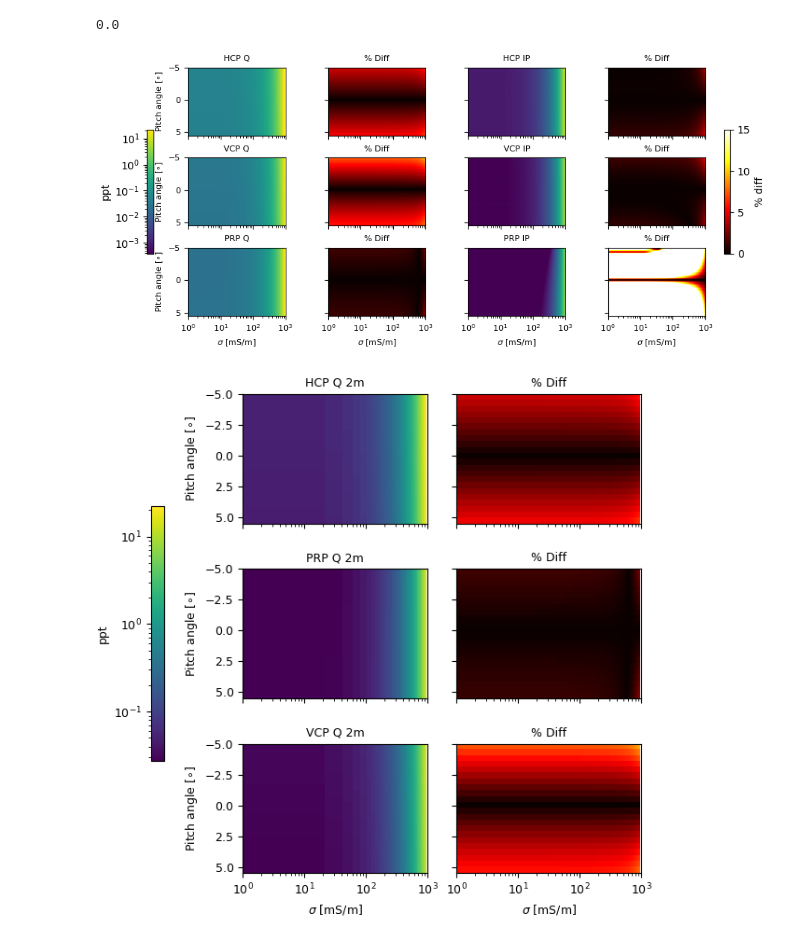
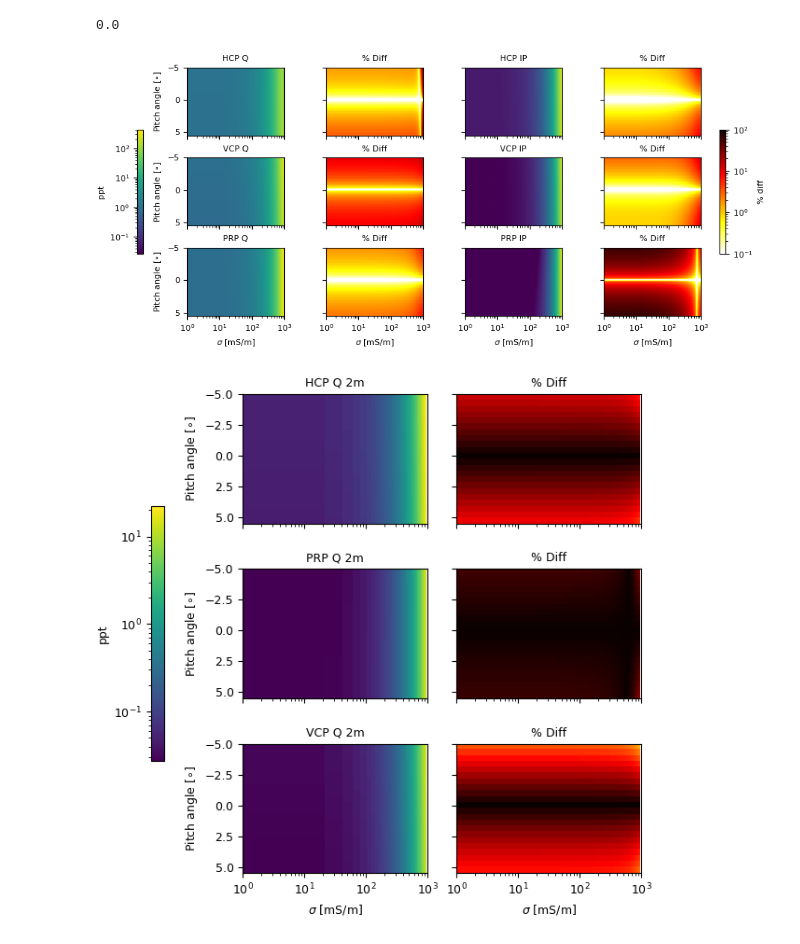
Before and after one commit to mariacarrizo/FDEM_LCI_PWI, a Jupyter notebook: Tilt/Tilt.ipynb, the cells around one changed output. Cells and saved outputs as stored; diff of their text form; code cells hidden in the pictures.

```diff
--- a/Tilt.ipynb
+++ b/Tilt/Tilt.ipynb
@@ -608,7 +608,7 @@ src_y = 0
 src_z = 1
 rec_y = 0
 
-offset =  2
+offset =  8
 
 alphas_deg = np.arange(-5, 6, 0.5)
 alphas = np.deg2rad(alphas_deg)
@@ -689,10 +689,10 @@ alphas_deg[idx_min]
 fig, ax = plt.subplots(3,4, sharex=True, sharey=True, figsize=(9,4), layout='constrained')
 
 fs=8
-vmax = 15
+vmax = 100
 aspect = 0.2
 sh = 0.5
-cmap = 'hot'
+cmap = 'hot_r'
 extent = [sigmas[0]*1000, sigmas[-1]*1000, alphas_deg[-1], alphas_deg[0]]
 
 c1 = ax[0,0].imshow(HCP_op.T*1000, aspect=aspect, vmin=np.min(VCP_ip*1000), vmax=np.max(PRP_op*1000), extent=extent, norm='log')
@@ -704,9 +704,9 @@ c3 = ax[2,0].imshow(PRP_op.T*1000, aspect=aspect, vmin=np.min(VCP_ip*1000), vmax
 #fig.colorbar(c2, ax=ax[1,0], shrink=sh, label='ppt')
 #fig.colorbar(c3, ax=ax[2,0], shrink=sh, label='ppt')
 
-c1 = ax[0,1].imshow(diff_HCP_op.T, aspect=aspect, vmin = 0, vmax=vmax, cmap=cmap, extent=extent)
-c2 = ax[1,1].imshow(diff_VCP_op.T, aspect=aspect, vmin = 0, vmax=vmax, cmap=cmap, extent=extent)
-c3 = ax[2,1].imshow(diff_PRP_op.T, aspect=aspect, vmin = 0, vmax=vmax, cmap=cmap, extent=extent)
+c1 = ax[0,1].imshow(diff_HCP_op.T, aspect=aspect, vmin = .1, vmax=vmax, cmap=cmap, extent=extent, norm='log')
+c2 = ax[1,1].imshow(diff_VCP_op.T, aspect=aspect, vmin = .1, vmax=vmax, cmap=cmap, extent=extent, norm='log')
+c3 = ax[2,1].imshow(diff_PRP_op.T, aspect=aspect, vmin = .1, vmax=vmax, cmap=cmap, extent=extent, norm='log')
 
 #fig.colorbar(c1, ax=ax[0,1], shrink=sh, label ='% diff')
 #fig.colorbar(c2, ax=ax[1,1], shrink=sh,label ='% diff')
@@ -716,15 +716,19 @@ c1 = ax[0,2].imshow(HCP_ip.T*1000, aspect=aspect, vmin=np.min(VCP_ip*1000), vmax
 c2 = ax[1,2].imshow(VCP_ip.T*1000, aspect=aspect, vmin=np.min(VCP_ip*1000), vmax=np.max(PRP_op*1000), extent=extent, norm='log')
 c3 = ax[2,2].imshow(PRP_ip.T*1000, aspect=aspect, vmin=np.min(VCP_ip*1000), vmax=np.max(PRP_op*1000), extent=extent, norm='log')
 
-fig.colorbar(c1, ax=ax, shrink=sh, label='ppt', location='left', pad=0.0,)
+cb1 = fig.colorbar(c1, ax=ax, shrink=sh, label='ppt', location='left', pad=0.02,)
+cb1.set_label(label ='ppt', fontsize=fs)
+cb1.ax.tick_params(labelsize=fs)
 #fig.colorbar(c2, ax=ax[1,2], shrink=sh, label='ppt')
 #fig.colorbar(c3, ax=ax[2,2], shrink=sh, label='ppt')
 
-c1 = ax[0,3].imshow(diff_HCP_ip.T, aspect=aspect, vmin=0, vmax=vmax, cmap=cmap, extent=extent)
-c2 = ax[1,3].imshow(diff_VCP_ip.T, aspect=aspect, vmin=0, vmax=vmax, cmap=cmap, extent=extent)
-c3 = ax[2,3].imshow(diff_PRP_ip.T, aspect=aspect, vmin=0, vmax=vmax, cmap=cmap, extent=extent)
+c1 = ax[0,3].imshow(diff_HCP_ip.T, aspect=aspect, vmin=0.1, vmax=vmax, cmap=cmap, extent=extent, norm='log')
+c2 = ax[1,3].imshow(diff_VCP_ip.T, aspect=aspect, vmin=0.1, vmax=vmax, cmap=cmap, extent=extent, norm='log')
+c3 = ax[2,3].imshow(diff_PRP_ip.T, aspect=aspect, vmin=0.1, vmax=vmax, cmap=cmap, extent=extent, norm='log')
 
-fig.colorbar(c1, ax=ax, shrink=sh, label ='% diff', location='right', pad=0.02, )
+cb2 = fig.colorbar(c1, ax=ax, shrink=sh,  location='right', pad=0.02, )
+cb2.set_label(label ='% diff', fontsize=fs)
+cb2.ax.tick_params(labelsize=fs)
 #fig.colorbar(c2, ax=ax[1,3], shrink=sh, label ='% diff')
 #fig.colorbar(c3, ax=ax[2,3], shrink=sh, label ='% diff')
 
@@ -746,34 +750,34 @@ ax[0,0].set_title('HCP Q', fontsize=fs)
 ax[0,1].set_title('% Diff', fontsize=fs)
 ax[0,2].set_title('HCP IP', fontsize=fs)
 ax[0,3].set_title('% Diff', fontsize=fs)
 
 ax[0,0].tick_params(labelsize=fs)
 ax[0,1].tick_params(labelsize=fs)
 ax[0,2].tick_params(labelsize=fs)
 ax[0,3].tick_params(labelsize=fs)
 
 ax[1,0].set_title('VCP Q', fontsize=fs)
 ax[1,1].set_title('% Diff', fontsize=fs)
 ax[1,2].set_title('VCP IP', fontsize=fs)
 ax[1,3].set_title('% Diff', fontsize=fs)
 
 ax[1,0].tick_params(labelsize=fs)
 ax[1,1].tick_params(labelsize=fs)
 ax[1,2].tick_params(labelsize=fs)
 ax[1,3].tick_params(labelsize=fs)
 
 ax[2,0].set_title('PRP Q', fontsize=fs)
 ax[2,1].set_title('% Diff', fontsize=fs)
 ax[2,2].set_title('PRP IP', fontsize=fs)
 ax[2,3].set_title('% Diff', fontsize=fs)
 
 #fig.suptitle('Offset: ' +str(offset)+ ' m')
 
 #plt.tight_layout()
 
 plt.savefig('Tilt_'+str(offset)+'m.eps', format='eps')
 # %% [output]
-[figure, old version]
+[figure, new version]
 # %%
 fig, ax = plt.subplots(3,2, sharex=True, sharey=True, figsize=(6, 6), layout='constrained')
 
```
Also changed, not shown: parts of 1 cell of this notebook, 12 other files.
